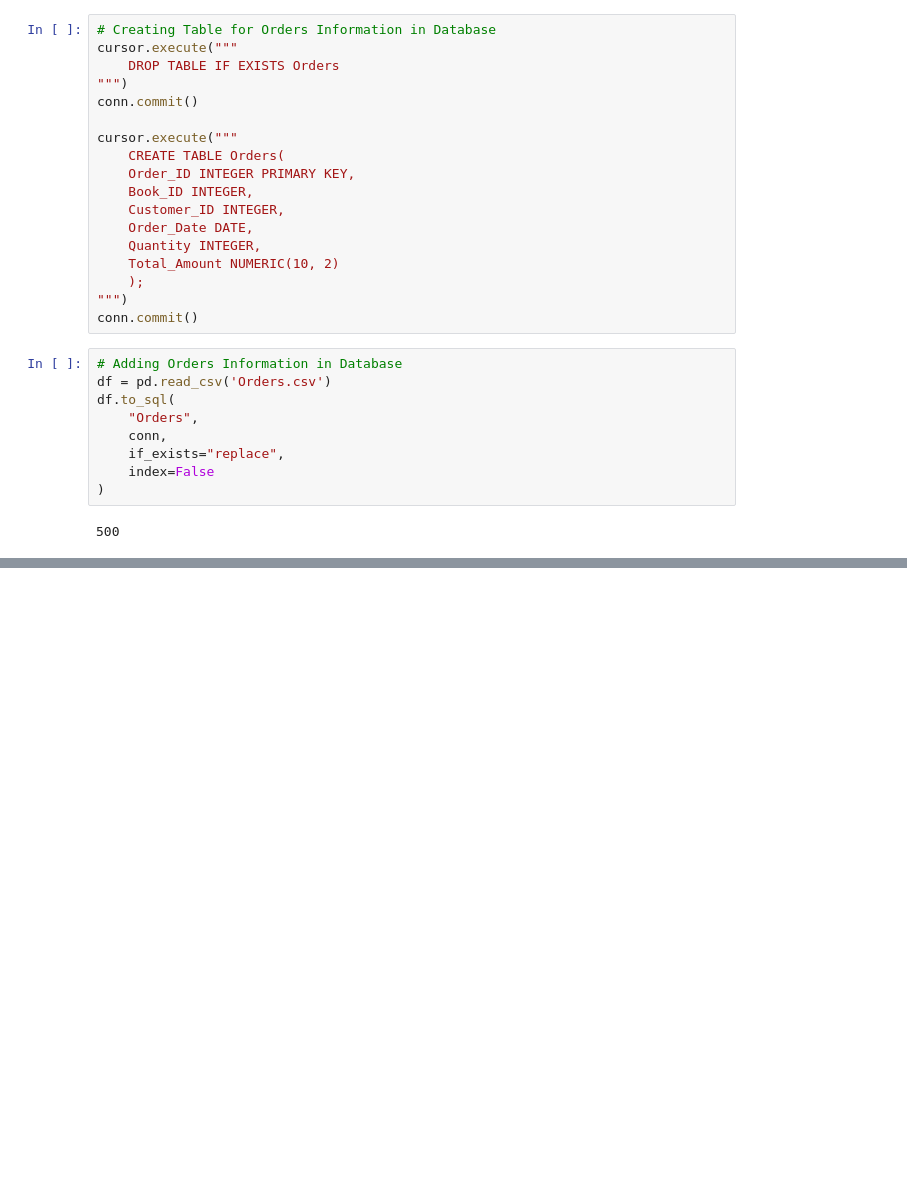
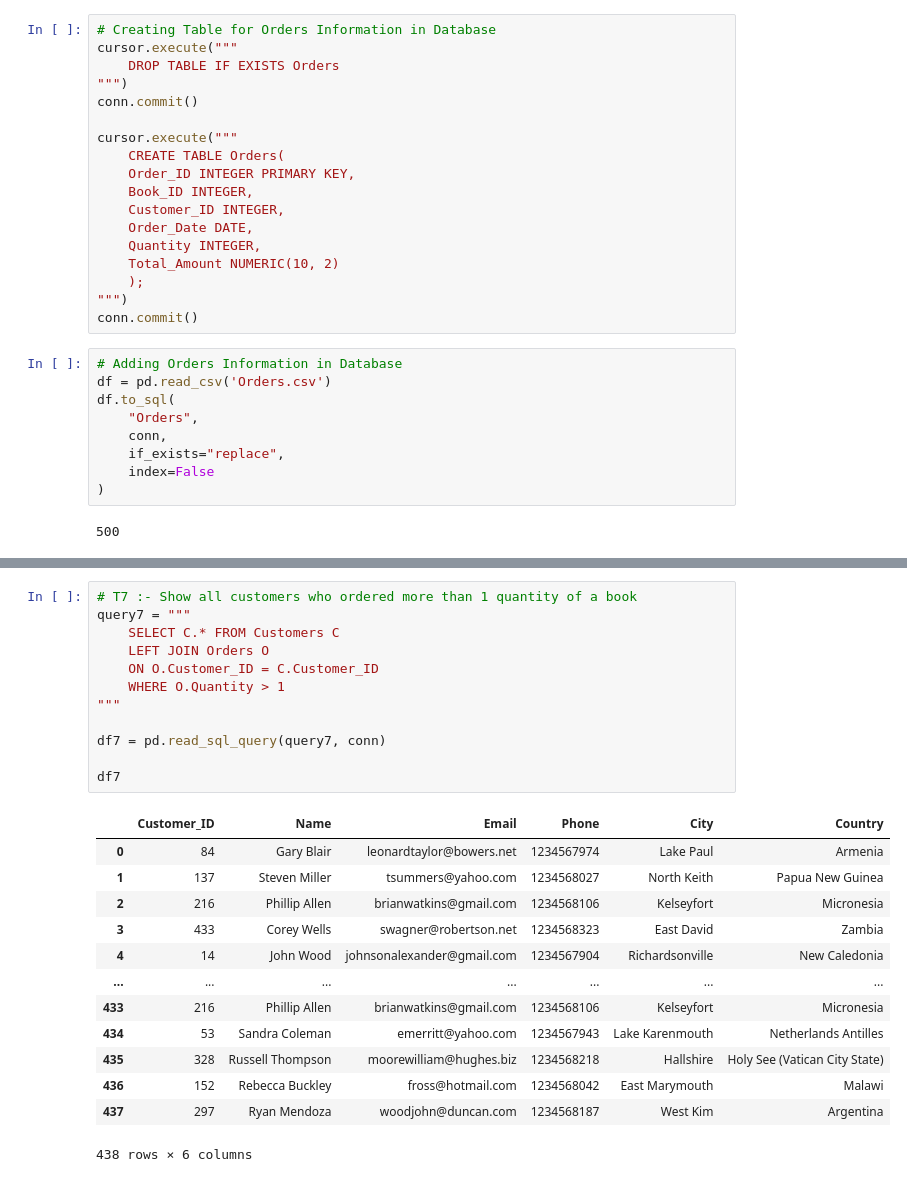
Before and after one commit to jsharma1503/SQL-Project, a Jupyter notebook: Book Store Analysis.ipynb, the cells around one changed output, grey strips where cells are left out. Cells and saved outputs as stored; diff of their text form; blank space fills up the shorter version.

```diff
--- a/Book Store Analysis.ipynb
+++ b/Book Store Analysis.ipynb
@@ -98,0 +217,26 @@ df.to_sql(
+# %%
+# T7 :- Show all customers who ordered more than 1 quantity of a book
+query7 = """
+    SELECT C.* FROM Customers C
+    LEFT JOIN Orders O
+    ON O.Customer_ID = C.Customer_ID
+    WHERE O.Quantity > 1
+"""
+
+df7 = pd.read_sql_query(query7, conn)
+
+df7
+# %% [output]
+|  | Customer_ID | Name | Email | Phone | City | Country |
+| 0 | 84 | Gary Blair | leonardtaylor@bowers.net | 1234567974 | Lake Paul | Armenia |
+| 1 | 137 | Steven Miller | tsummers@yahoo.com | 1234568027 | North Keith | Papua New Guinea |
+| 2 | 216 | Phillip Allen | brianwatkins@gmail.com | 1234568106 | Kelseyfort | Micronesia |
+| 3 | 433 | Corey Wells | swagner@robertson.net | 1234568323 | East David | Zambia |
+| 4 | 14 | John Wood | johnsonalexander@gmail.com | 1234567904 | Richardsonville | New Caledonia |
+| ... | ... | ... | ... | ... | ... | ... |
+| 433 | 216 | Phillip Allen | brianwatkins@gmail.com | 1234568106 | Kelseyfort | Micronesia |
+| 434 | 53 | Sandra Coleman | emerritt@yahoo.com | 1234567943 | Lake Karenmouth | Netherlands Antilles |
+| 435 | 328 | Russell Thompson | moorewilliam@hughes.biz | 1234568218 | Hallshire | Holy See (Vatican City State) |
+| 436 | 152 | Rebecca Buckley | fross@hotmail.com | 1234568042 | East Marymouth | Malawi |
+| 437 | 297 | Ryan Mendoza | woodjohn@duncan.com | 1234568187 | West Kim | Argentina |
+438 rows × 6 columns
```
Also changed, not shown: parts of 11 cells of this notebook.
